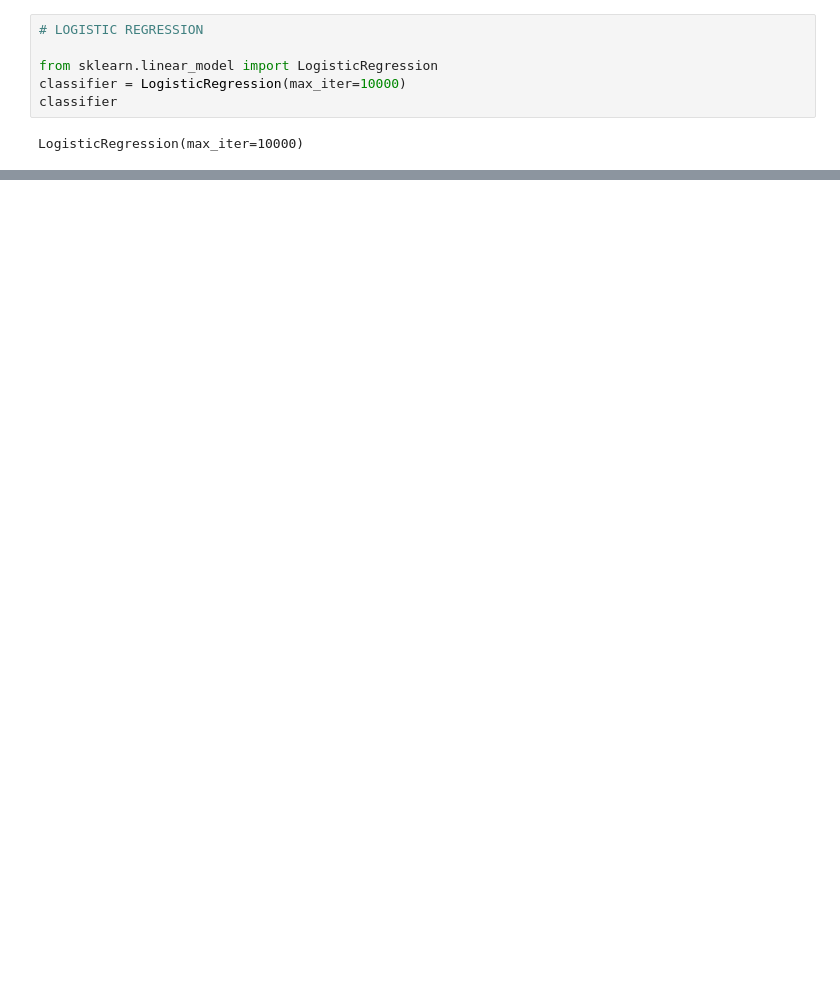
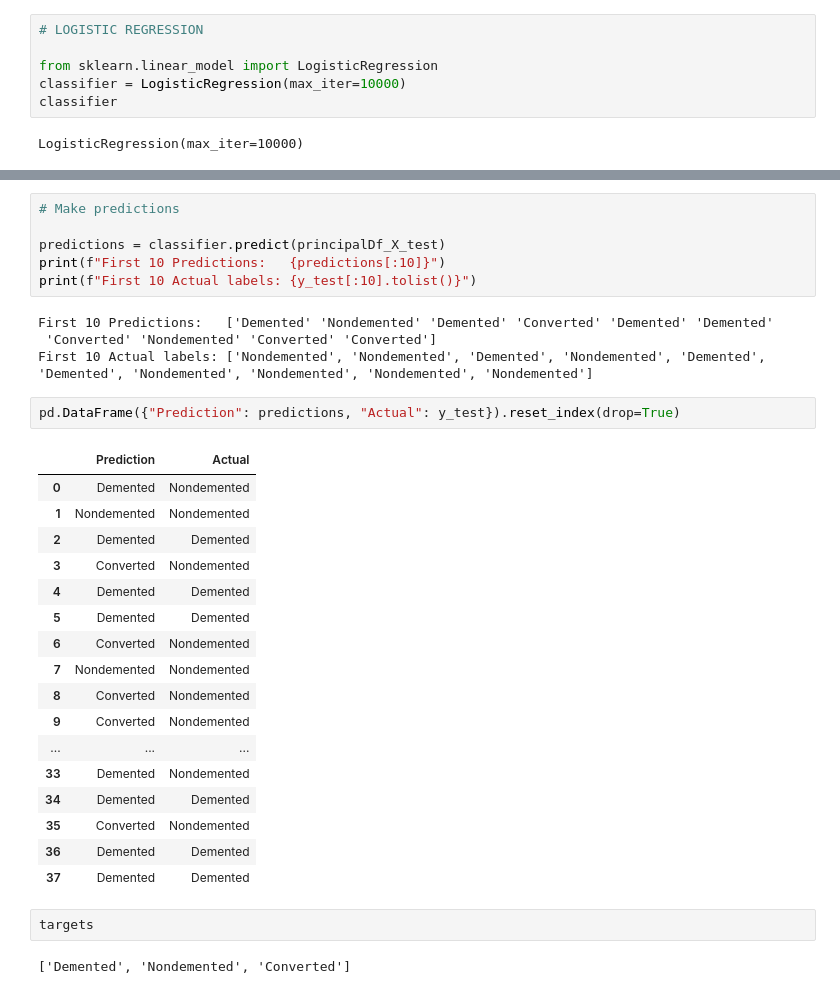
Before and after one commit to Radhika303/Dementia_Prediction, a Jupyter notebook: Dementia_Data_v2.ipynb, the cells around one changed output, grey strips where cells are left out. Cells and saved outputs as stored; diff of their text form; blank space fills up the shorter version.

```diff
--- a/Dementia_Data_v2.ipynb
+++ b/Dementia_Data_v2.ipynb
@@ -414,0 +447,34 @@ ValueError: Found input variables with inconsistent numbers of samples: [149, 11
+# %%
+# Make predictions
+
+predictions = classifier.predict(principalDf_X_test)
+print(f"First 10 Predictions:   {predictions[:10]}")
+print(f"First 10 Actual labels: {y_test[:10].tolist()}")
+# %% [output]
+First 10 Predictions:   ['Demented' 'Nondemented' 'Demented' 'Converted' 'Demented' 'Demented'
+ 'Converted' 'Nondemented' 'Converted' 'Converted']
+First 10 Actual labels: ['Nondemented', 'Nondemented', 'Demented', 'Nondemented', 'Demented', 'Demented', 'Nondemented', 'Nondemented', 'Nondemented', 'Nondemented']
+# %%
+pd.DataFrame({"Prediction": predictions, "Actual": y_test}).reset_index(drop=True)
+# %% [output]
+|  | Prediction | Actual |
+| 0 | Demented | Nondemented |
+| 1 | Nondemented | Nondemented |
+| 2 | Demented | Demented |
+| 3 | Converted | Nondemented |
+| 4 | Demented | Demented |
+| 5 | Demented | Demented |
+| 6 | Converted | Nondemented |
+| 7 | Nondemented | Nondemented |
+| 8 | Converted | Nondemented |
+| 9 | Converted | Nondemented |
+| ... | ... | ... |
+| 33 | Demented | Nondemented |
+| 34 | Demented | Demented |
+| 35 | Converted | Nondemented |
+| 36 | Demented | Demented |
+| 37 | Demented | Demented |
+# %%
+targets
+# %% [output]
+['Demented', 'Nondemented', 'Converted']
```
Also changed, not shown: parts of 29 cells of this notebook, 1 other file.
